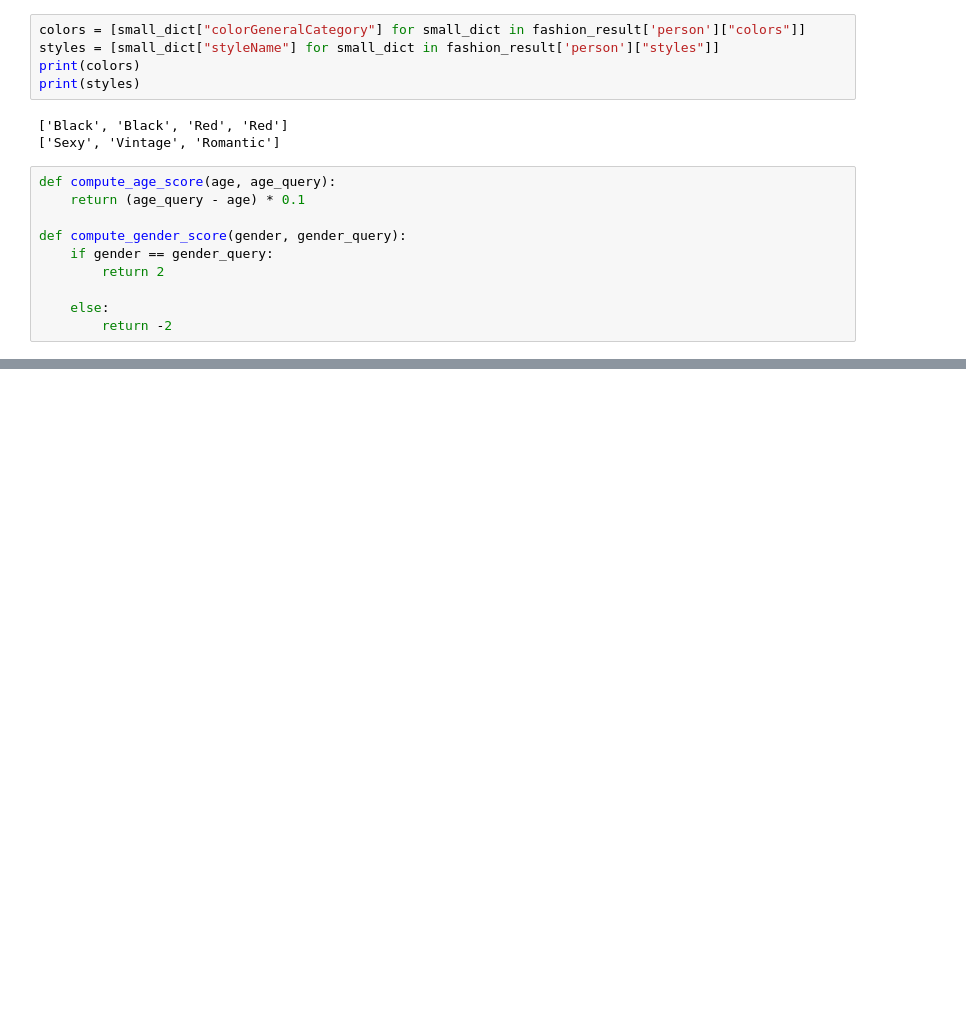
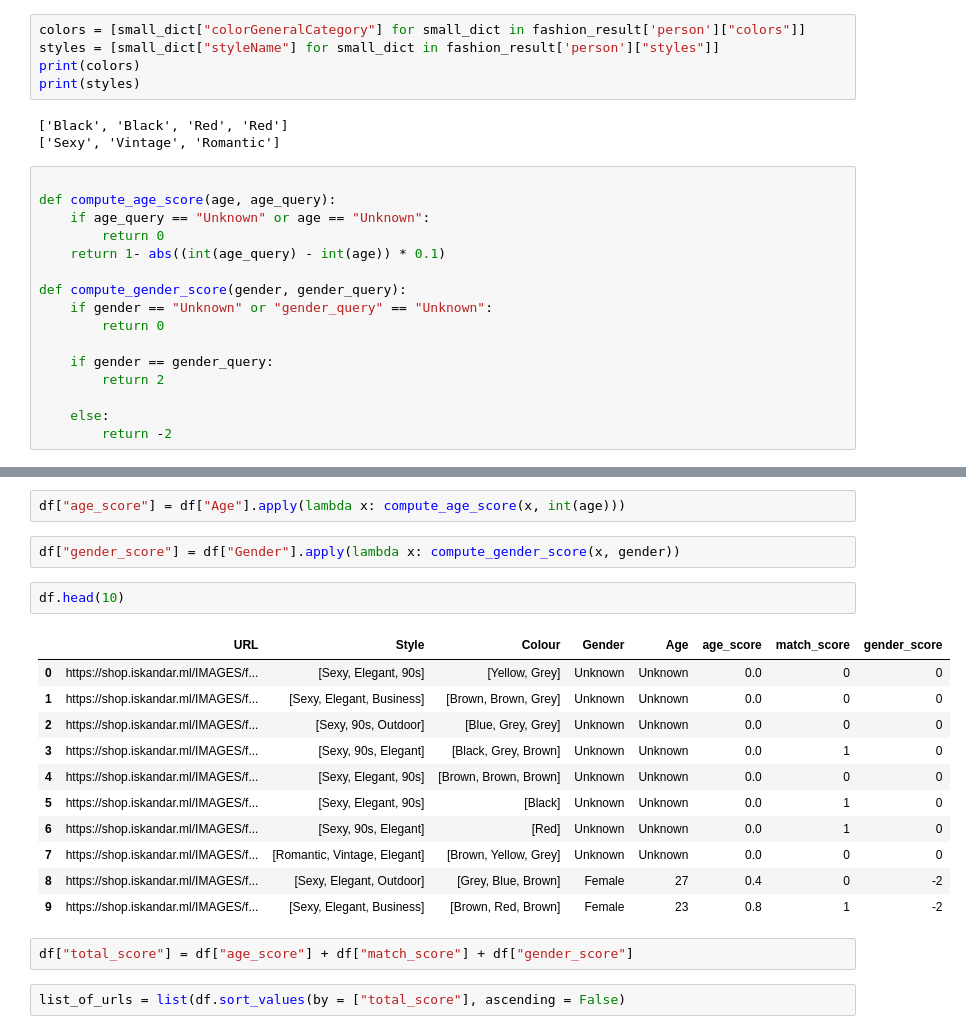
Before and after one commit to lionellloh/shopiskandar, a Jupyter notebook: data-experiments/Backend Algorithm Experiment.ipynb, the cells around one changed output, grey strips where cells are left out. Cells and saved outputs as stored; diff of their text form; blank space fills up the shorter version.

```diff
--- a/data-experiments/Backend Algorithm Experiment.ipynb
+++ b/data-experiments/Backend Algorithm Experiment.ipynb
@@ -209,10 +196,16 @@ print(styles)
 ['Black', 'Black', 'Red', 'Red']
 ['Sexy', 'Vintage', 'Romantic']
 # %%
+
 def compute_age_score(age, age_query):
-    return (age_query - age) * 0.1
+    if age_query == "Unknown" or age == "Unknown":
+        return 0
+    return 1- abs((int(age_query) - int(age)) * 0.1)
 
 def compute_gender_score(gender, gender_query):
+    if gender == "Unknown" or "gender_query" == "Unknown":
+        return 0
+
     if gender == gender_query:
         return 2
 
@@ -223 +234,23 @@ df["match_score"] = df.Colour.apply(lambda x: compute_match_score((x), ['Black',
+# %%
+df["age_score"] = df["Age"].apply(lambda x: compute_age_score(x, int(age)))
+# %%
+df["gender_score"] = df["Gender"].apply(lambda x: compute_gender_score(x, gender))
+# %%
+df.head(10)
+# %% [output]
+|  | URL | Style | Colour | Gender | Age | age_score | match_score | gender_score |
+| 0 | https://shop.iskandar.ml/IMAGES/f... | [Sexy, Elegant, 90s] | [Yellow, Grey] | Unknown | Unknown | 0.0 | 0 | 0 |
+| 1 | https://shop.iskandar.ml/IMAGES/f... | [Sexy, Elegant, Business] | [Brown, Brown, Grey] | Unknown | Unknown | 0.0 | 0 | 0 |
+| 2 | https://shop.iskandar.ml/IMAGES/f... | [Sexy, 90s, Outdoor] | [Blue, Grey, Grey] | Unknown | Unknown | 0.0 | 0 | 0 |
+| 3 | https://shop.iskandar.ml/IMAGES/f... | [Sexy, 90s, Elegant] | [Black, Grey, Brown] | Unknown | Unknown | 0.0 | 1 | 0 |
+| 4 | https://shop.iskandar.ml/IMAGES/f... | [Sexy, Elegant, 90s] | [Brown, Brown, Brown] | Unknown | Unknown | 0.0 | 0 | 0 |
+| 5 | https://shop.iskandar.ml/IMAGES/f... | [Sexy, Elegant, 90s] | [Black] | Unknown | Unknown | 0.0 | 1 | 0 |
+| 6 | https://shop.iskandar.ml/IMAGES/f... | [Sexy, 90s, Elegant] | [Red] | Unknown | Unknown | 0.0 | 1 | 0 |
+| 7 | https://shop.iskandar.ml/IMAGES/f... | [Romantic, Vintage, Elegant] | [Brown, Yellow, Grey] | Unknown | Unknown | 0.0 | 0 | 0 |
+| 8 | https://shop.iskandar.ml/IMAGES/f... | [Sexy, Elegant, Outdoor] | [Grey, Blue, Brown] | Female | 27 | 0.4 | 0 | -2 |
+| 9 | https://shop.iskandar.ml/IMAGES/f... | [Sexy, Elegant, Business] | [Brown, Red, Brown] | Female | 23 | 0.8 | 1 | -2 |
+# %%
+df["total_score"] = df["age_score"] + df["match_score"] + df["gender_score"]
+# %%
+list_of_urls = list(df.sort_values(by = ["total_score"], ascending = False)
 # %%
```
Also changed, not shown: parts of 5 cells of this notebook, 1 other file.
